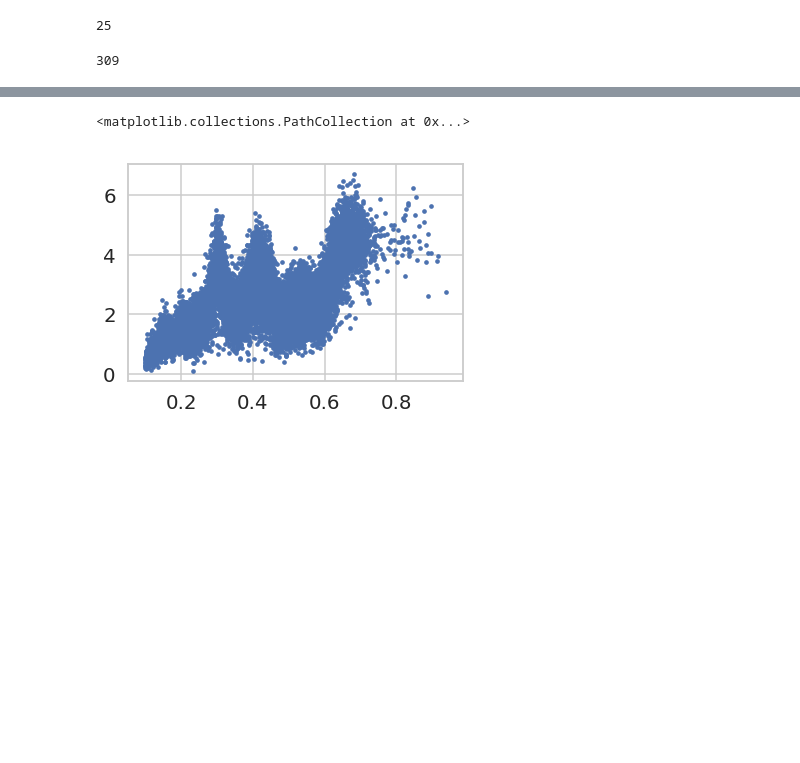
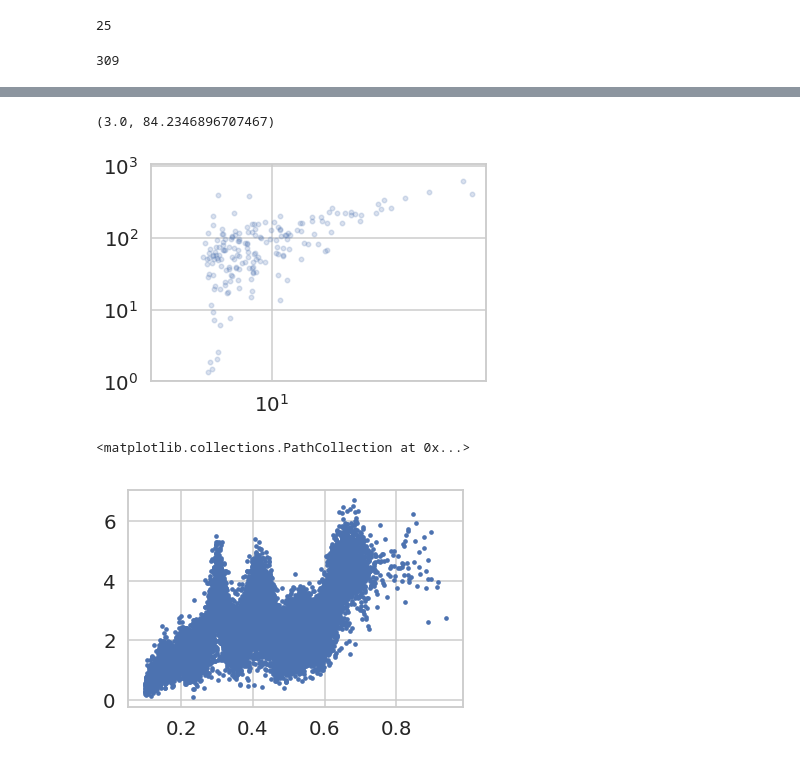
Before and after one commit to estevesjh/CopacabanaRuns, a Jupyter notebook: analysis/clusters/0.QuickCheckClusterResults.ipynb, the cells around one changed output, grey strips where cells are left out. Saved outputs shown, nothing was run; the diff lists cells and outputs as text; code cells hidden in the pictures; blank space fills up the shorter version.

```diff
--- a/analysis/clusters/0.QuickCheckClusterResults.ipynb
+++ b/analysis/clusters/0.QuickCheckClusterResults.ipynb
@@ -153,3 +142,13 @@ plt.xlim(3.,500)
+# %%
+plt.scatter(cat['M200_true'],mustar,s=20,alpha=0.2)
+# plt.plot([1.,500.],[1.,500.],'r--',lw=3)
+plt.yscale('log')
+plt.xscale('log')
+plt.ylim(1.,)
+plt.xlim(3.,)
+# %% [output]
+(3.0, 84.2346896707467)
+[figure, added]
 # %%
 plt.scatter(zcls,nbkg,s=10)
 # %% [output]
```
Also changed, not shown: parts of 10 cells of this notebook, 20 other files.
